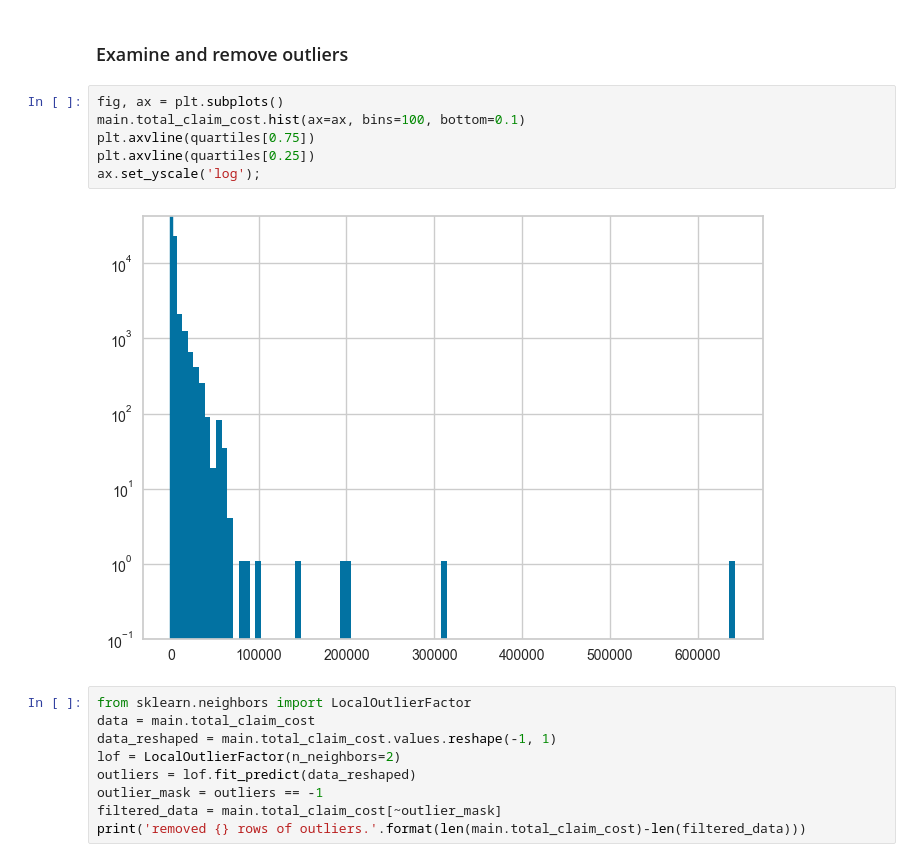
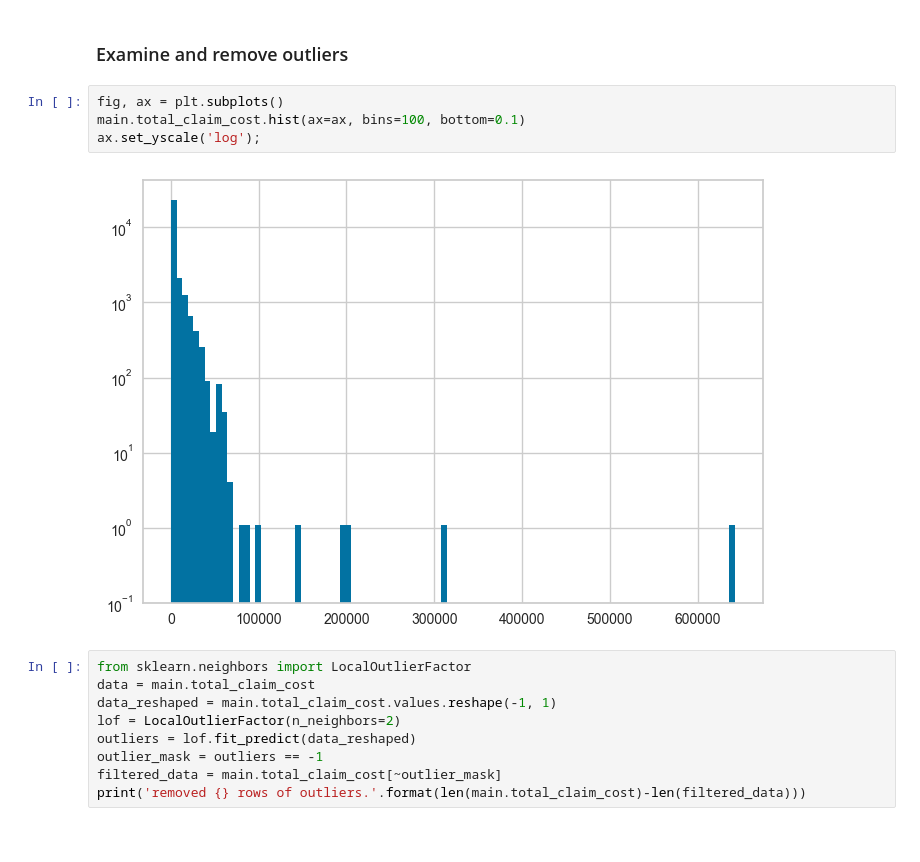
Before and after one commit to rntco/mgh, a Jupyter notebook: mgh_medical_encounters.ipynb, the cells around one changed output. Cells and saved outputs as stored; diff of their text form.

```diff
--- a/mgh_medical_encounters.ipynb
+++ b/mgh_medical_encounters.ipynb
@@ -263,11 +274,9 @@ main table table has no missing data
 # %%
 fig, ax = plt.subplots()
 main.total_claim_cost.hist(ax=ax, bins=100, bottom=0.1)
-plt.axvline(quartiles[0.75])
-plt.axvline(quartiles[0.25])
 ax.set_yscale('log');
 # %% [output]
-[figure, old version]
+[figure, new version]
 # %%
 from sklearn.neighbors import LocalOutlierFactor
 data = main.total_claim_cost
```
Also changed, not shown: parts of 12 cells of this notebook, 1 other file.
